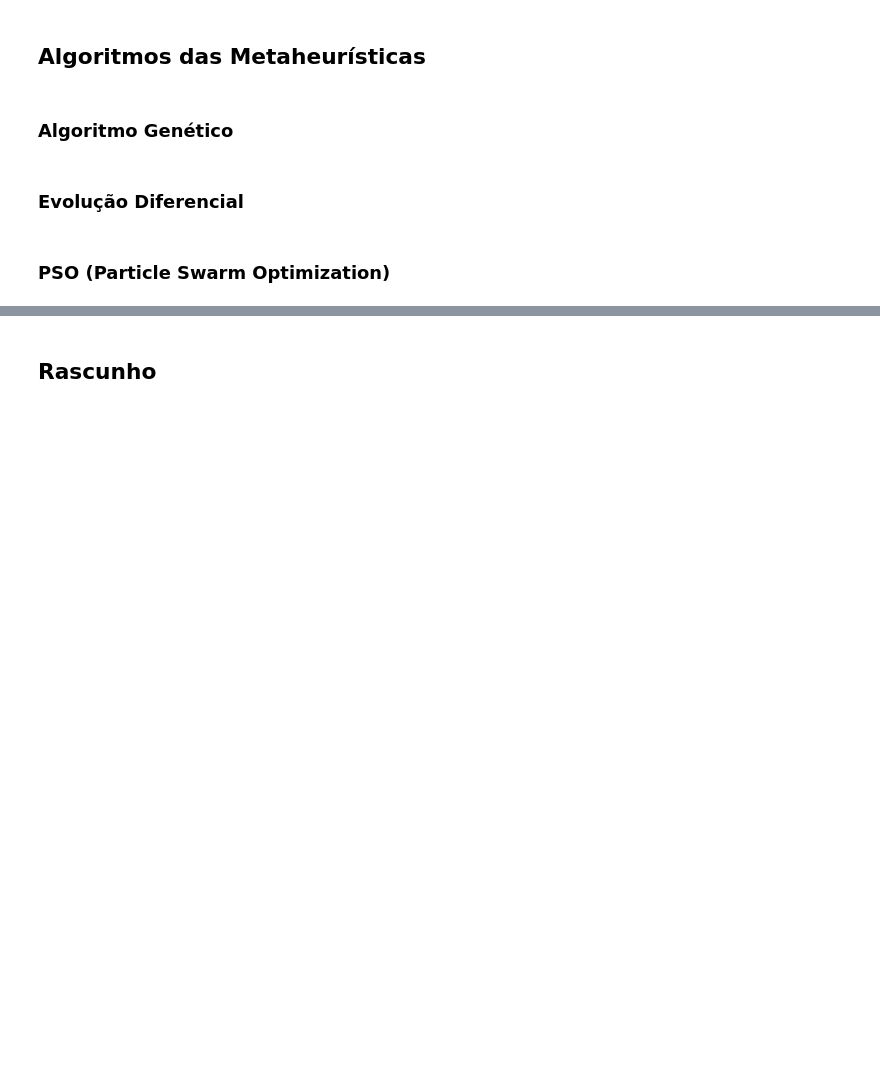
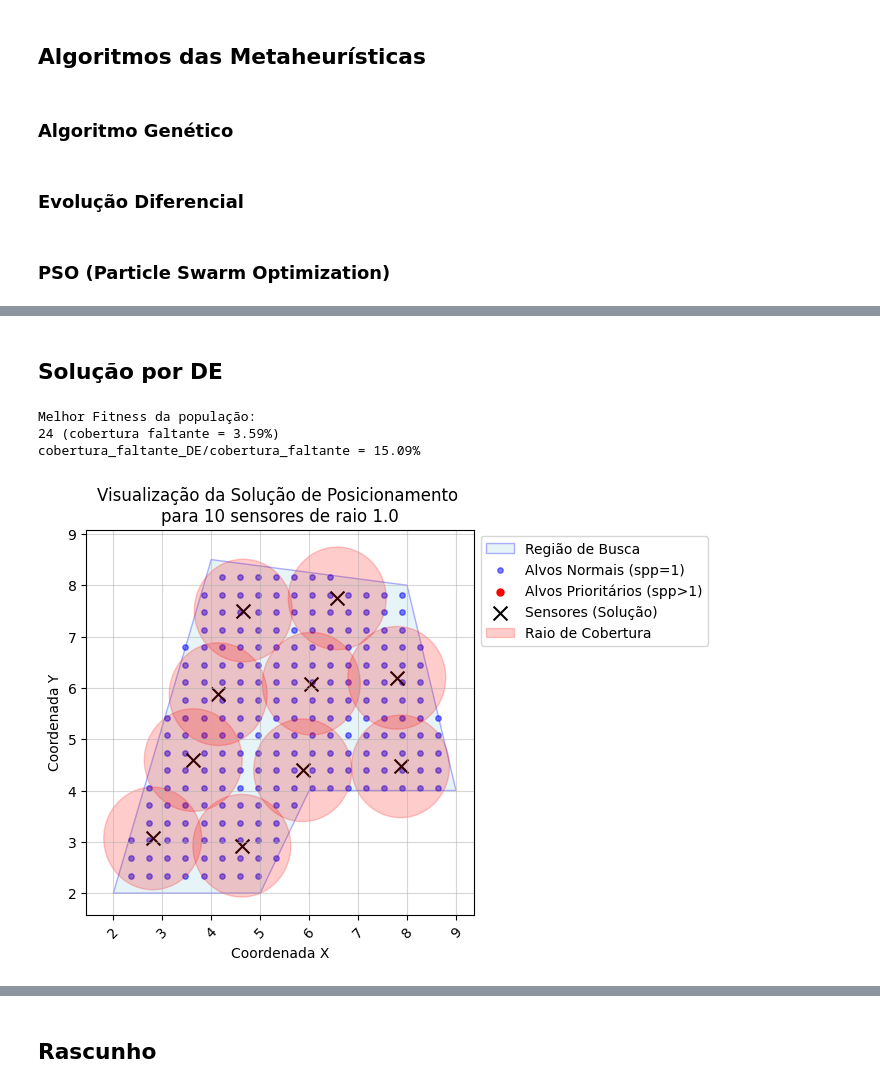
Before and after one commit to VictorPLima/optimal_sensor_placement_via_metaheuristics, a Jupyter notebook: Posicionamento_Ótimo_de_Sensores.ipynb, the cells around one changed output, grey strips where cells are left out. Cells and saved outputs as stored; diff of their text form; code cells hidden in the pictures; blank space fills up the shorter version.

```diff
--- a/Posicionamento_Ótimo_de_Sensores.ipynb
+++ b/Posicionamento_Ótimo_de_Sensores.ipynb
@@ -640,0 +688,23 @@ np.float64(28.8135593220339)
+# %% [markdown]
+## Solução por DE
+# %%
+### DE
+# mut_vector = {"rand", "best", "current-to-best"}
+# N_diff = {1,2} (Número de vetores de diferença)
+
+best_sensor_pos_DE, fitness_best_sensor_pos_DE = de_x_y_bin(fitness, S_pop, check_solution,
+                                                            mut_vector="best", N_diff=1, its=500)
+
+plot_solution(vertices=v, target_points=target_points,
+              sensor_positions=best_sensor_pos_DE,
+              sensors_per_point=sensors_per_point, raio_sensoriamento=r_s)
+
+
+cobertura_faltante_DE = calcula_cobertura_faltante(best_sensor_pos_DE, target_points, r_s)
+print(f"Melhor Fitness da população: \n{np.min(fitness_best_sensor_pos_DE)} (cobertura faltante = {cobertura_faltante_DE:.2f}%)")
+print(f"cobertura_faltante_DE/cobertura_faltante = {cobertura_faltante_DE/cobertura_faltante * 100:.2f}%")
+# %% [output]
+Melhor Fitness da população:
+24 (cobertura faltante = 3.59%)
+cobertura_faltante_DE/cobertura_faltante = 15.09%
+[figure, added]
```
Also changed, not shown: parts of 30 cells of this notebook.
